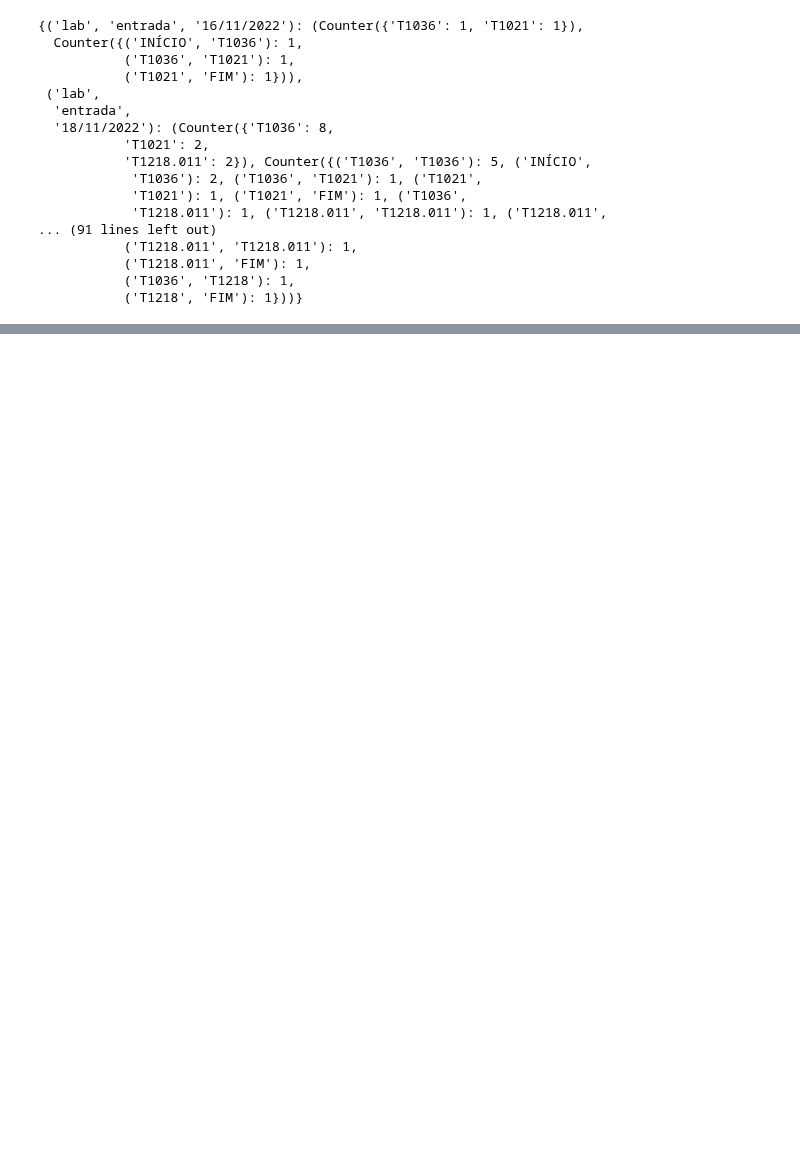
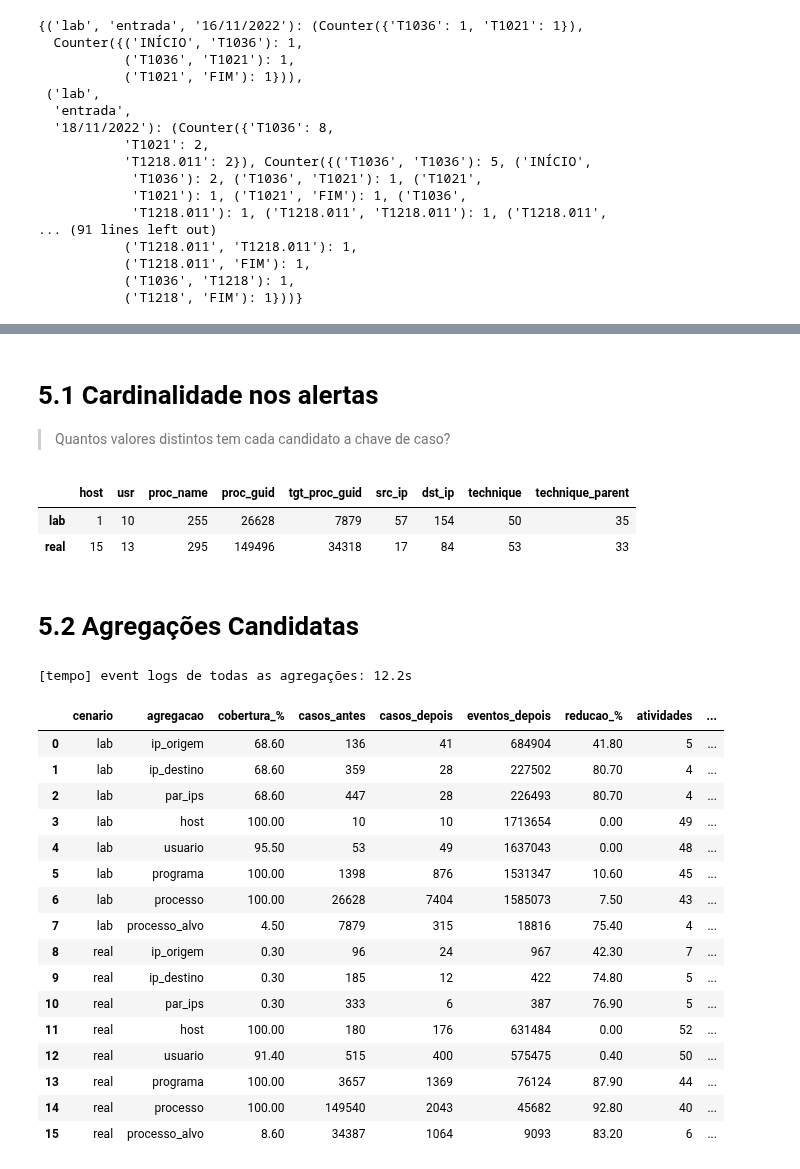
Before and after one commit to jpramires/mestrado, a Jupyter notebook: 4_Sean.ipynb, the cells around one changed output, grey strips where cells are left out. Drawn from its saved outputs; the diff is of its cells as text; code cells hidden in the pictures; blank space fills up the shorter version.

Commit message:
Melhoramento dos DFGs; possíveis agregações; artefatos grandes fora do git

```diff
--- a/4_Sean.ipynb
+++ b/4_Sean.ipynb
@@ -661,7 +717,7 @@ with cron("salvar as duas possibilidades de alertas"):
 DIRECOES = {"entrada": ["false"], "todas": ["true", "false"]}
 # %%
 # colunas que integrarão o event log
-COLUNAS_DO_LOG = ["case", "ts", "dia", "src_ip", "dst_ip", "technique", "technique_name", "proc_name"]
+COLUNAS_DO_LOG = ["case", "ts", "dia", "src_ip", "dst_ip", "dst_port", "technique", "technique_name", "proc_name"]
 # %%
 with cron("construção do event log e filtragem"):
     event_logs = {}        # (cenário, direção) -> event log filtrado, cada linha é um "alerta"
@@ -933,0 +1196,4 @@ modelos
+# %%
+chave = ("real", "todas", "06/07/2022")
+event_log = event_logs[chave[:2]]
+event_log[event_log["dia"] == chave[2]].value_counts(["technique", "technique_name", "proc_name"])
@@ -933,0 +1222,29 @@ modelos
+# %% [markdown]
+# 5.1 Cardinalidade nos alertas
+> Quantos valores distintos tem cada candidato a chave de caso?
+# %%
+CHAVES = ["host", "usr", "proc_name", "proc_guid", "tgt_proc_guid", "src_ip", "dst_ip", "technique", "technique_parent"]
+
+cardinalidade = pd.DataFrame({
+    cenario: alertas_cenario[CHAVES].nunique() for cenario, alertas_cenario in alertas.items()
+})
+salvar(cardinalidade.reset_index(names="campo"), OUT / "cardinalidade_alertas")
+cardinalidade.T
+# %% [output]
+|  | host | usr | proc_name | proc_guid | tgt_proc_guid | src_ip | dst_ip | technique | technique_parent |
+| lab | 1 | 10 | 255 | 26628 | 7879 | 57 | 154 | 50 | 35 |
+| real | 15 | 13 | 295 | 149496 | 34318 | 17 | 84 | 53 | 33 |
+# %% [markdown]
+# 5.2 Agregações Candidatas
+# %%
+# nome: (colunas que formam o caso, bool se acrescenta o dia)
+AGREGACOES = {
+    "ip_origem":     (["src_ip"], True),                  # Sean, um-para-muitos (já feito na seção 3)
+    "ip_destino":    (["dst_ip"], True),                  # Sean, muitos-para-um (meio q contido na 3)
+    "par_ips":       (["src_ip", "dst_ip"], True),        # canal de comunicação
+    "host":          (["host"], True),                    # máquina vítima
+    "usuario":       (["host", "usr"], True),             # conta numa máquina
+    "programa":      (["host", "proc_name"], True),       # executável (todas as instâncias)
+    "processo":      (["host", "proc_guid"], False),      # uma execução (vida própria, sem dia)
+    "processo_alvo": (["host", "tgt_proc_guid"], False),  # quem sofre injeção/acesso
+}
@@ -933,0 +1284,45 @@ modelos
+# %%
+with cron("event logs de todas as agregações"):
+    logs_agregacao = {}   # (cenário, agregação) -> event log filtrado
+    linhas = []
+
+    for cenario, alertas_cenario in alertas.items():
+        for nome, (colunas_do_caso, por_dia) in AGREGACOES.items():
+            n_alertas, casos_antes, event_log = construir_log(alertas_cenario, colunas_do_caso, por_dia)
+            logs_agregacao[(cenario, nome)] = event_log
+
+            eventos_por_caso = event_log.groupby("case").size()
+            linhas.append({
+                "cenario": cenario,
+                "agregacao": nome,
+                "cobertura_%": round(100 * n_alertas / len(alertas_cenario), 1),
+                "casos_antes": casos_antes,
+                "casos_depois": event_log["case"].nunique(),
+                "eventos_depois": len(event_log),
+                "reducao_%": round(100 * (1 - len(event_log) / max(n_alertas, 1)), 1),
+                "atividades": event_log["technique"].nunique(),
+                "mediana_eventos_por_caso": eventos_por_caso.median() if len(eventos_por_caso) else 0,
+            })
+
+tabela_agregacoes = pd.DataFrame(linhas)
+salvar(tabela_agregacoes, OUT / "tabela_agregacoes")
+tabela_agregacoes
+# %% [output]
+[tempo] event logs de todas as agregações: 12.2s
+|  | cenario | agregacao | cobertura_% | casos_antes | casos_depois | eventos_depois | reducao_% | atividades | ... |
+| 0 | lab | ip_origem | 68.60 | 136 | 41 | 684904 | 41.80 | 5 | ... |
+| 1 | lab | ip_destino | 68.60 | 359 | 28 | 227502 | 80.70 | 4 | ... |
+| 2 | lab | par_ips | 68.60 | 447 | 28 | 226493 | 80.70 | 4 | ... |
+| 3 | lab | host | 100.00 | 10 | 10 | 1713654 | 0.00 | 49 | ... |
+| 4 | lab | usuario | 95.50 | 53 | 49 | 1637043 | 0.00 | 48 | ... |
+| 5 | lab | programa | 100.00 | 1398 | 876 | 1531347 | 10.60 | 45 | ... |
+| 6 | lab | processo | 100.00 | 26628 | 7404 | 1585073 | 7.50 | 43 | ... |
+| 7 | lab | processo_alvo | 4.50 | 7879 | 315 | 18816 | 75.40 | 4 | ... |
+| 8 | real | ip_origem | 0.30 | 96 | 24 | 967 | 42.30 | 7 | ... |
+| 9 | real | ip_destino | 0.30 | 185 | 12 | 422 | 74.80 | 5 | ... |
+| 10 | real | par_ips | 0.30 | 333 | 6 | 387 | 76.90 | 5 | ... |
+| 11 | real | host | 100.00 | 180 | 176 | 631484 | 0.00 | 52 | ... |
+| 12 | real | usuario | 91.40 | 515 | 400 | 575475 | 0.40 | 50 | ... |
+| 13 | real | programa | 100.00 | 3657 | 1369 | 76124 | 87.90 | 44 | ... |
+| 14 | real | processo | 100.00 | 149540 | 2043 | 45682 | 92.80 | 40 | ... |
+| 15 | real | processo_alvo | 8.60 | 34387 | 1064 | 9093 | 83.20 | 6 | ... |
```
Also changed, not shown: parts of 77 cells of this notebook, 36 other files.
